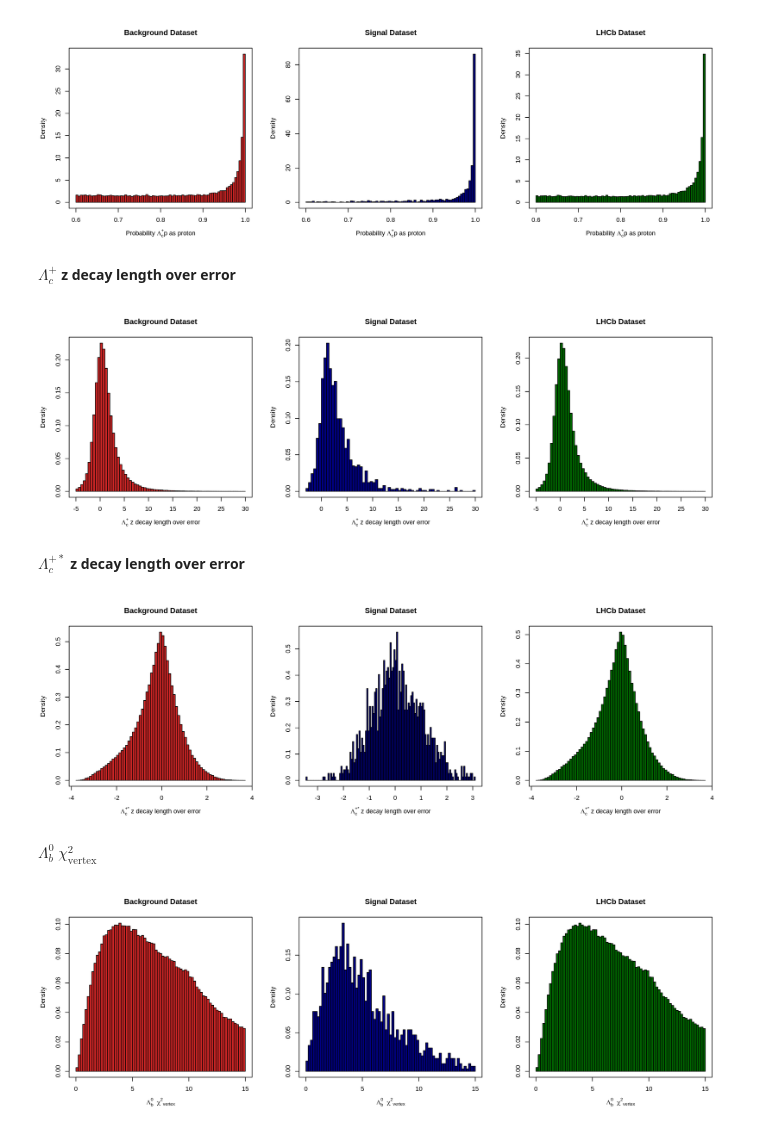
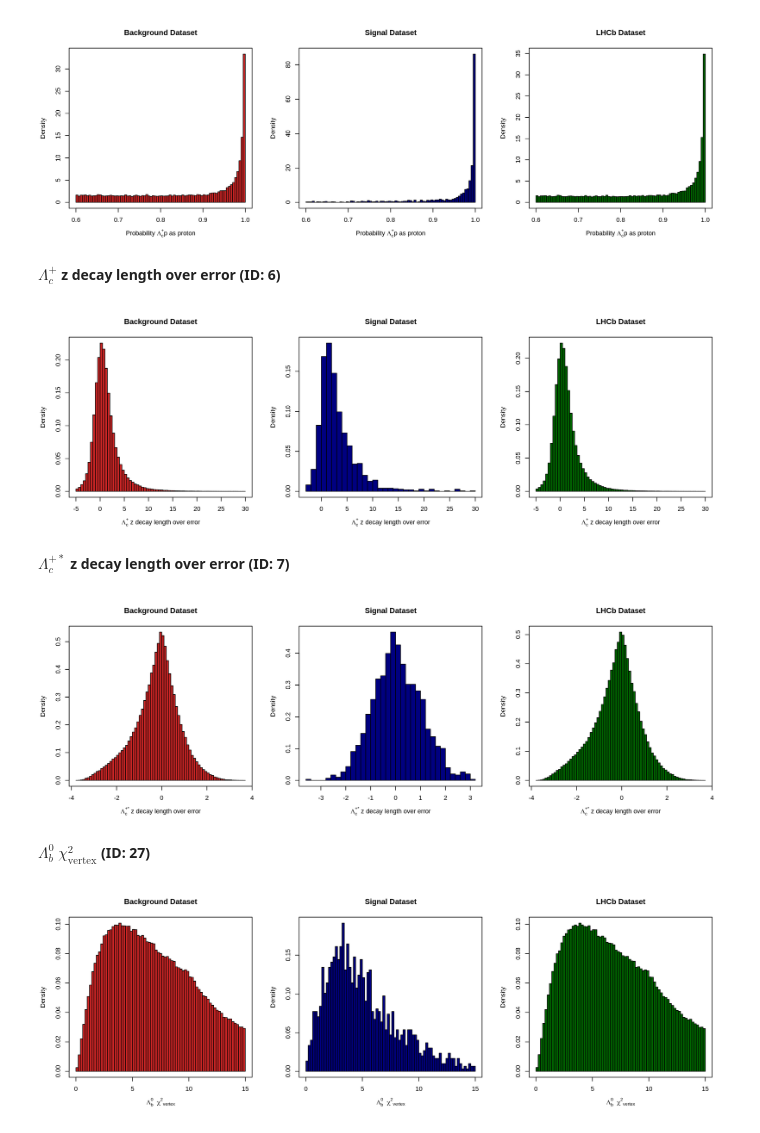
Before and after one commit to mastrovalentz/Adv_Stat_Final_Project, a Jupyter notebook: presentation/presentation.ipynb, the cells around one changed output. Drawn from its saved outputs; the diff is of its cells as text; code cells hidden in the pictures.

```diff
--- a/presentation/presentation.ipynb
+++ b/presentation/presentation.ipynb
@@ -422,7 +421,7 @@ hist(data.lhcb$lc_p_ProbNNp_F,
 # %% [output]
 [figure]
 # %% [markdown]
-**$\Lambda_c^+$ z decay length over error**
+**$\Lambda_c^+$ z decay length over error (ID: 6)**
 # %%
 par(mfrow=c(1,3))
 options(repr.plot.width=12, repr.plot.height=4, repr.plot.res=250)
@@ -432,35 +431,35 @@ hist(data.bkg$lcZDecLSigma_F[data.bkg$lcZDecLSigma_F<30 & data.bkg$lcZDecLSigma_
      xlab=expression(paste(Lambda[c]^"+", " z decay length over error")), main="Background Dataset"); box()
 
 hist(data.sig$lcZDecLSigma_F[data.sig$lcZDecLSigma_F<30 & data.sig$lcZDecLSigma_F>-5],
-     breaks=100, probability=TRUE, col="navy",
+     breaks=25, probability=TRUE, col="navy",
      xlab=expression(paste(Lambda[c]^"+", " z decay length over error")), main="Signal Dataset");     box()
 
 hist(data.lhcb$lcZDecLSigma_F[data.lhcb$lcZDecLSigma_F<30 & data.lhcb$lcZDecLSigma_F>-5],
      breaks=100, probability=TRUE, col="darkgreen",
      xlab=expression(paste(Lambda[c]^"+", " z decay length over error")), main="LHCb Dataset");       box()
 # %% [output]
-[figure, old version]
+[figure, new version]
 # %% [markdown]
-**$\Lambda_c^{+*}$ z decay length over error**
+**$\Lambda_c^{+*}$ z decay length over error (ID: 7)**
 # %%
 par(mfrow=c(1,3))
 options(repr.plot.width=12, repr.plot.height=4, repr.plot.res=250)
 
 hist(data.bkg$lcstarZDecLSigma_F,
      breaks=100, probability=TRUE, col="firebrick3",
      xlab=expression(paste(Lambda[c]^"+*", " z decay length over error")), main="Background Dataset"); box()
 
 hist(data.sig$lcstarZDecLSigma_F,
-     breaks=100, probability=TRUE, col="navy",
+     breaks=25, probability=TRUE, col="navy",
      xlab=expression(paste(Lambda[c]^"+*", " z decay length over error")), main="Signal Dataset");     box()
 
 hist(data.lhcb$lcstarZDecLSigma_F,
      breaks=100, probability=TRUE, col="darkgreen",
      xlab=expression(paste(Lambda[c]^"+*", " z decay length over error")), main="LHCb Dataset");       box()
 # %% [output]
-[figure, old version]
+[figure, new version]
 # %% [markdown]
-**$\Lambda_b^{0}$ $\chi^2_{\mathrm{vertex}}$**
+**$\Lambda_b^{0}$ $\chi^2_{\mathrm{vertex}}$ (ID: 27)**
 # %%
 par(mfrow=c(1,3))
 options(repr.plot.width=12, repr.plot.height=4, repr.plot.res=250)
```
Also changed, not shown: parts of 28 cells of this notebook, 1 other file.
